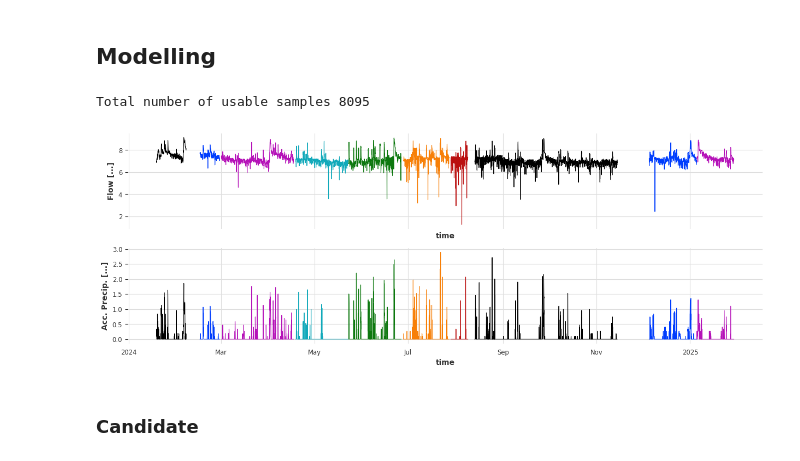
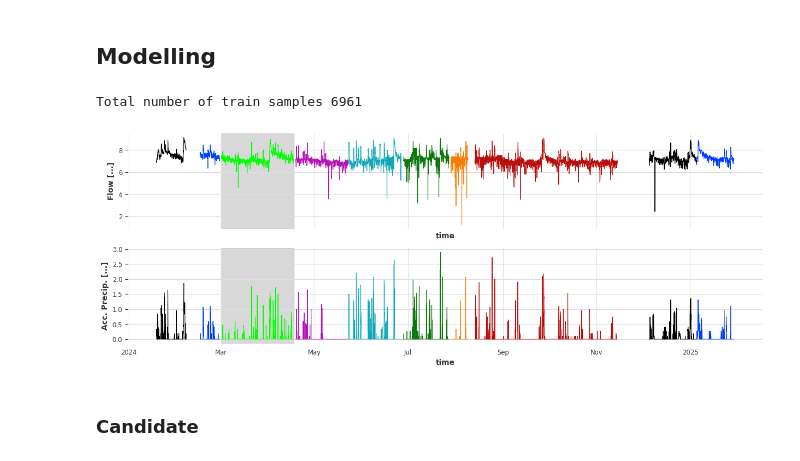
Before and after one commit to DHI/WaterBench-TimeSeries-WWTPINflow, a Jupyter notebook: code/xgboost1.ipynb, the cells around one changed output. Cells and saved outputs as stored; diff of their text form; code cells hidden in the pictures.

```diff
--- a/code/xgboost1.ipynb
+++ b/code/xgboost1.ipynb
@@ -25,17 +32,17 @@ from testing_functions import compute_errors, get_rmse, get_mape
 # %%
 %run baseline.ipynb
 
-train_getter: itemgetter = train_getter  # type: ignore # noqa: F821
-test_getter: itemgetter = test_getter  # type: ignore # noqa: F821
 target_subseries: List[TimeSeries] = target_subseries  # type: ignore # noqa: F821
-poly_covariates: List[TimeSeries] = poly_covariates  # type: ignore # noqa: F821
 expanded_covariates: List[TimeSeries] = expanded_covariates  # type: ignore # noqa: F821
+
+test_target: TimeSeries = test_target  # type: ignore # noqa: F821
+test_covariates: TimeSeries = test_covariates  # type: ignore # noqa: F821
 
 output_chunk_length: int = output_chunk_length  # type: ignore # noqa: F821
 df_baseline: pd.DataFrame = df_baseline  # type: ignore # noqa: F821
 # %% [output]
-Total number of usable samples 8095
+Total number of train samples 6961
-[figure, old version]
+[figure, new version]
 # %%
 n_features = expanded_covariates[0].n_components
 n_subseries = len(target_subseries)
```
Also changed, not shown: parts of 10 cells of this notebook, 3 other files.
